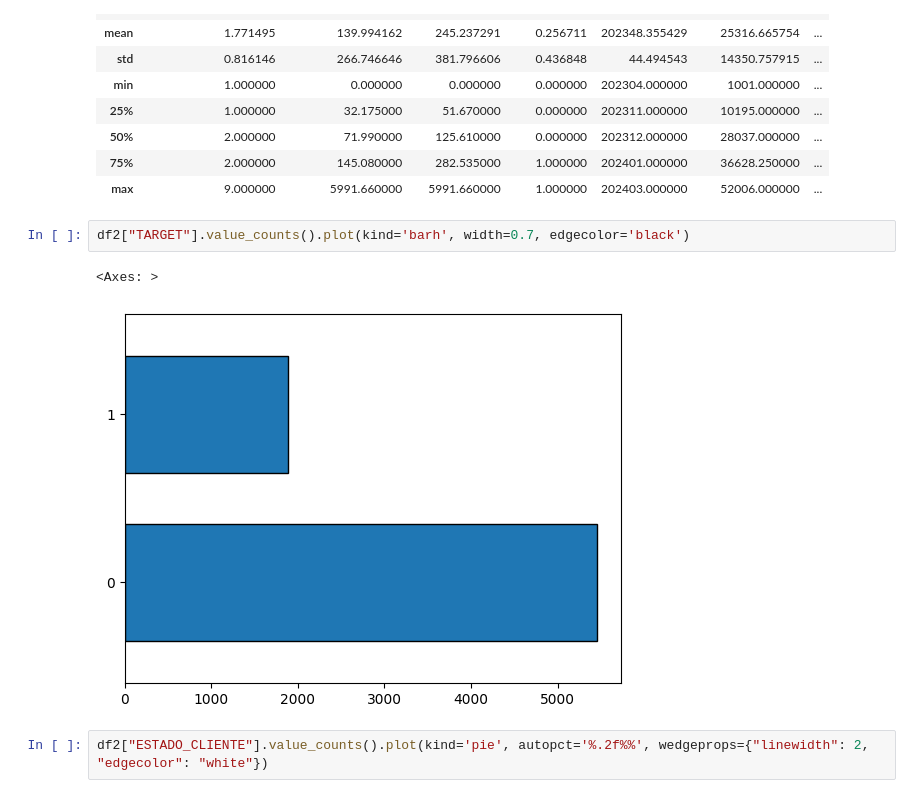
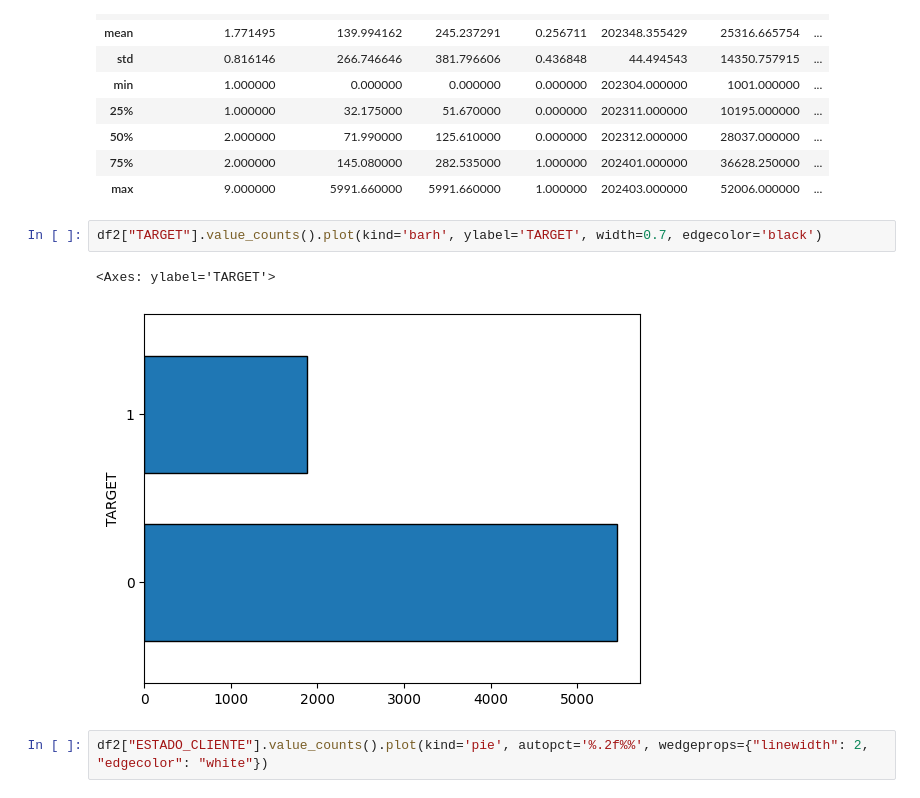
Before and after one commit to socampo737/tdsp_Victor_Santiago_M6, a Jupyter notebook: scripts/training/MainModel.ipynb, the cells around one changed output. Saved outputs shown, nothing was run; the diff lists cells and outputs as text.

```diff
--- a/scripts/training/MainModel.ipynb
+++ b/scripts/training/MainModel.ipynb
@@ -208,10 +295,10 @@ df2.describe()
 | 75% | 2.000000 | 145.080000 | 282.535000 | 1.000000 | 202401.000000 | 36628.250000 | ... |
 | max | 9.000000 | 5991.660000 | 5991.660000 | 1.000000 | 202403.000000 | 52006.000000 | ... |
 # %%
-df2["TARGET"].value_counts().plot(kind='barh', width=0.7, edgecolor='black')
+df2["TARGET"].value_counts().plot(kind='barh', ylabel='TARGET', width=0.7, edgecolor='black')
 # %% [output]
-<Axes: >
+<Axes: ylabel='TARGET'>
-[figure, old version]
+[figure, new version]
 # %%
 df2["ESTADO_CLIENTE"].value_counts().plot(kind='pie', autopct='%.2f%%', wedgeprops={"linewidth": 2, "edgecolor": "white"})
 # %% [output]
```
Also changed, not shown: parts of 27 cells of this notebook, 8 other files.
